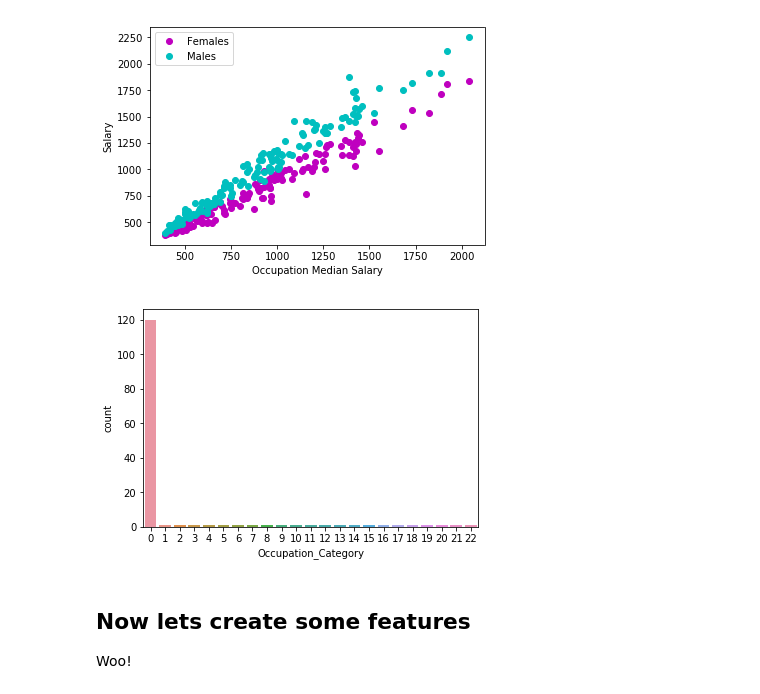
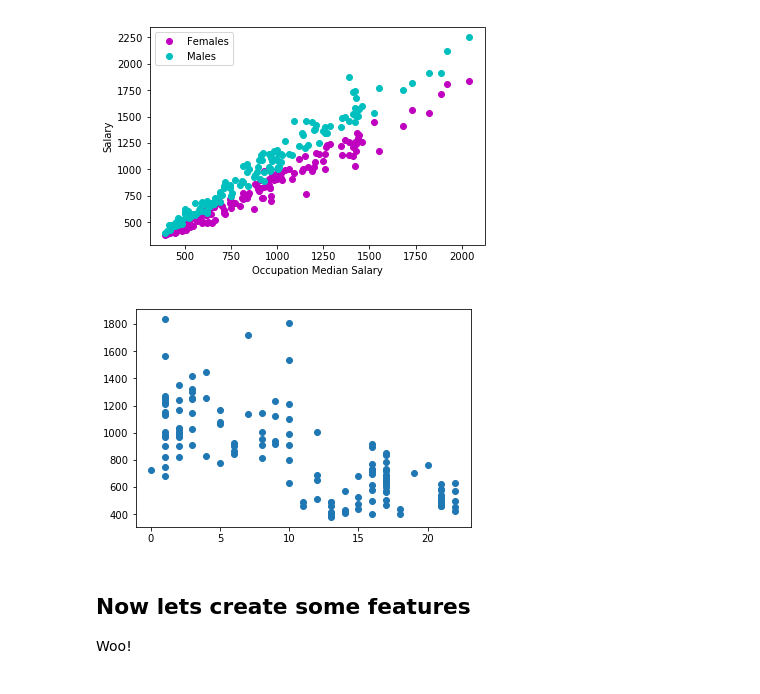
Before and after one commit to Schmidt8181/CapstoneProject, a Jupyter notebook: CapstoneProject.ipynb, the cells around one changed output. Saved outputs shown, nothing was run; the diff lists cells and outputs as text; code cells hidden in the pictures.

```diff
--- a/CapstoneProject.ipynb
+++ b/CapstoneProject.ipynb
@@ -332,11 +286,12 @@ plt.ylabel('Salary')
 plt.show()
 # %% [output]
 [figure]
-# %%
-sns.countplot(x='Occupation_Category', data=cleanedgenderwage)
-plt.show()
-# %% [output]
-[figure, removed]
+# %%
+
+plt.plot(cleanedgenderwage['Occupation_Category'], cleanedgenderwage['F_weekly'], 'o')
+plt.show()
+# %% [output]
+[figure, added]
 # %% [markdown]
 ## Now lets create some features
 
```
Also changed, not shown: parts of 14 cells of this notebook.
